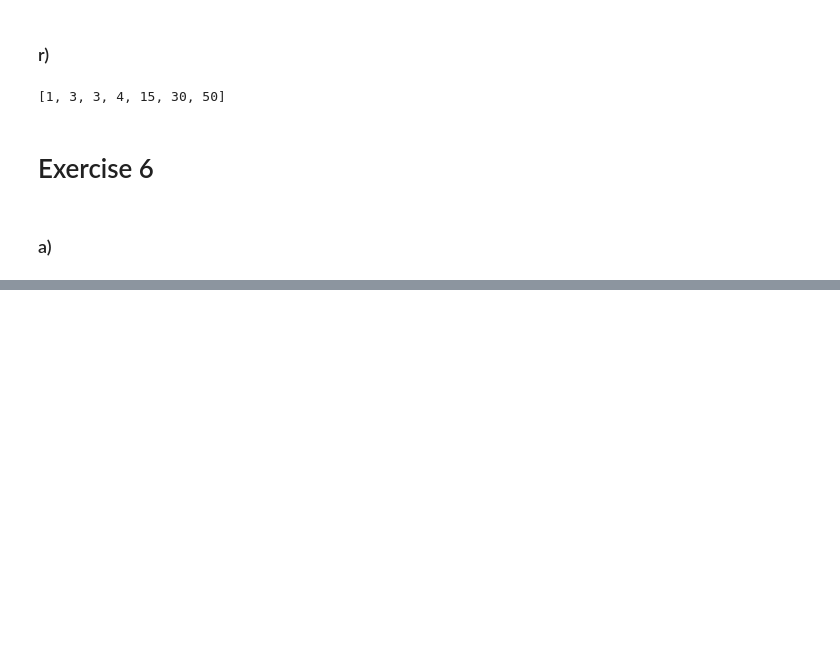
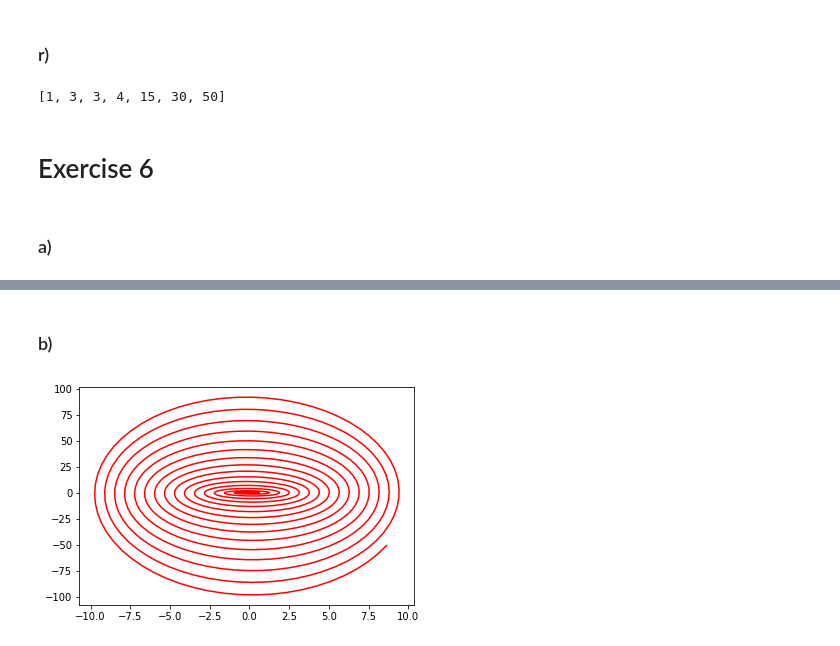
Before and after one commit to jqnoc/scientific-python, a Jupyter notebook: exercises.ipynb, the cells around one changed output, grey strips where cells are left out. Drawn from its saved outputs; the diff is of its cells as text; code cells hidden in the pictures; blank space fills up the shorter version.

```diff
--- a/exercises.ipynb
+++ b/exercises.ipynb
@@ -328,0 +342,11 @@ l
+# %% [markdown]
+### b)
+# %%
+t = np.linspace (0,10,1000)
+x = t * np.cos(10*t)
+y = (t **2 ) * (np.sin(10 * t))
+plt.figure()
+plt.plot(x, y, 'r')
+plt.show()
+# %% [output]
+[figure, added]
```
Also changed, not shown: parts of 16 cells of this notebook, 2 other files.
